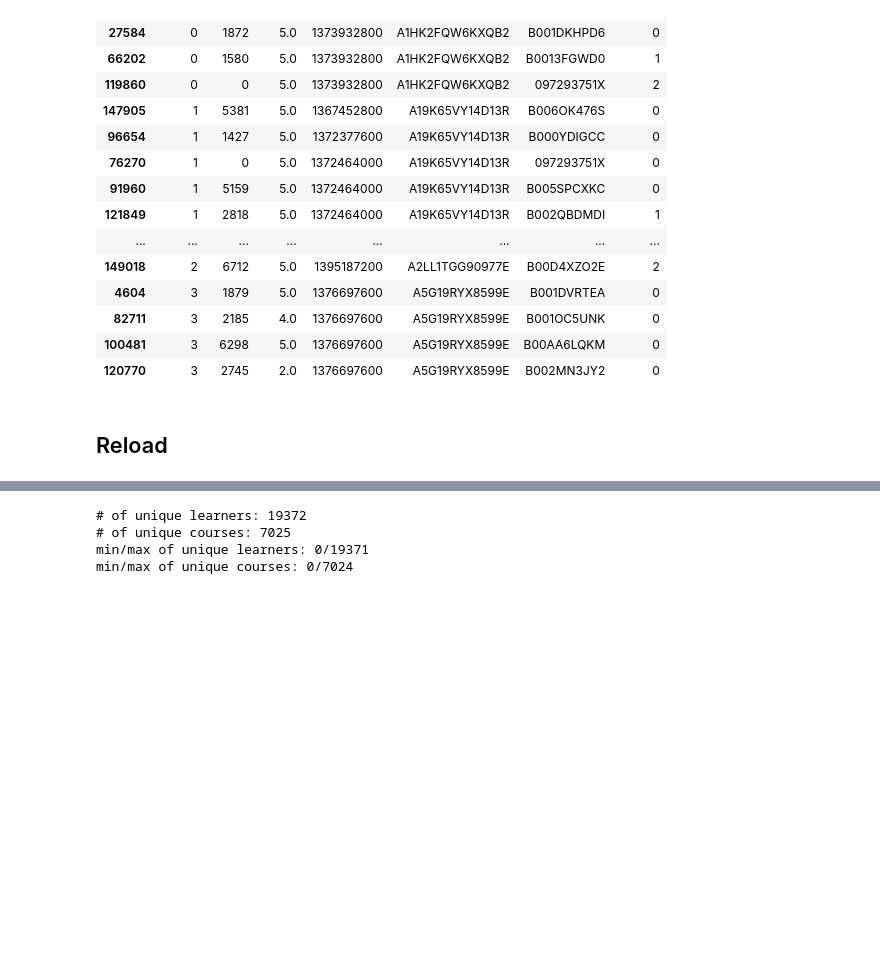
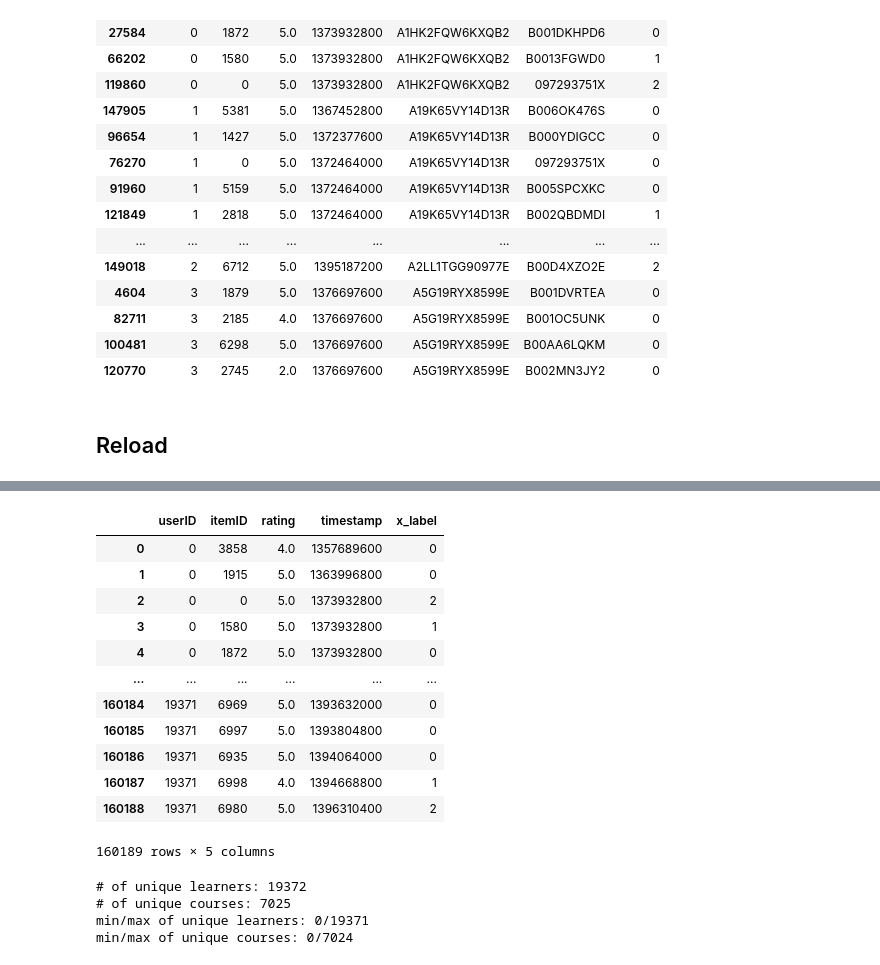
Before and after one commit to ThanhB18059162022/MMRec, a Jupyter notebook: preprocessing_v2/1splitting.ipynb, the cells around one changed output, grey strips where cells are left out. Drawn from its saved outputs; the diff is of its cells as text; code cells hidden in the pictures; blank space fills up the shorter version.

Commit message:
update save train df

```diff
--- a/preprocessing_v2/1splitting.ipynb
+++ b/preprocessing_v2/1splitting.ipynb
@@ -138 +139,18 @@ shape: (160189, 7)
 | 19 | 3 | 2745 | 2.0 | 1376697600 | A5G19RYX8599E | B002MN3JY2 | 0 |
+# %%
+train_df = indexed_df[["userID", "itemID", "rating", "timestamp", "x_label"]].copy()
+train_df
+# %% [output]
+|  | userID | itemID | rating | timestamp | x_label |
+| 0 | 0 | 3858 | 4.0 | 1357689600 | 0 |
+| 1 | 0 | 1915 | 5.0 | 1363996800 | 0 |
+| 2 | 0 | 0 | 5.0 | 1373932800 | 2 |
+| 3 | 0 | 1580 | 5.0 | 1373932800 | 1 |
+| 4 | 0 | 1872 | 5.0 | 1373932800 | 0 |
+| ... | ... | ... | ... | ... | ... |
+| 160184 | 19371 | 6969 | 5.0 | 1393632000 | 0 |
+| 160185 | 19371 | 6997 | 5.0 | 1393804800 | 0 |
+| 160186 | 19371 | 6935 | 5.0 | 1394064000 | 0 |
+| 160187 | 19371 | 6998 | 4.0 | 1394668800 | 1 |
+| 160188 | 19371 | 6980 | 5.0 | 1396310400 | 2 |
+160189 rows × 5 columns
```
Also changed, not shown: parts of 3 cells of this notebook.
